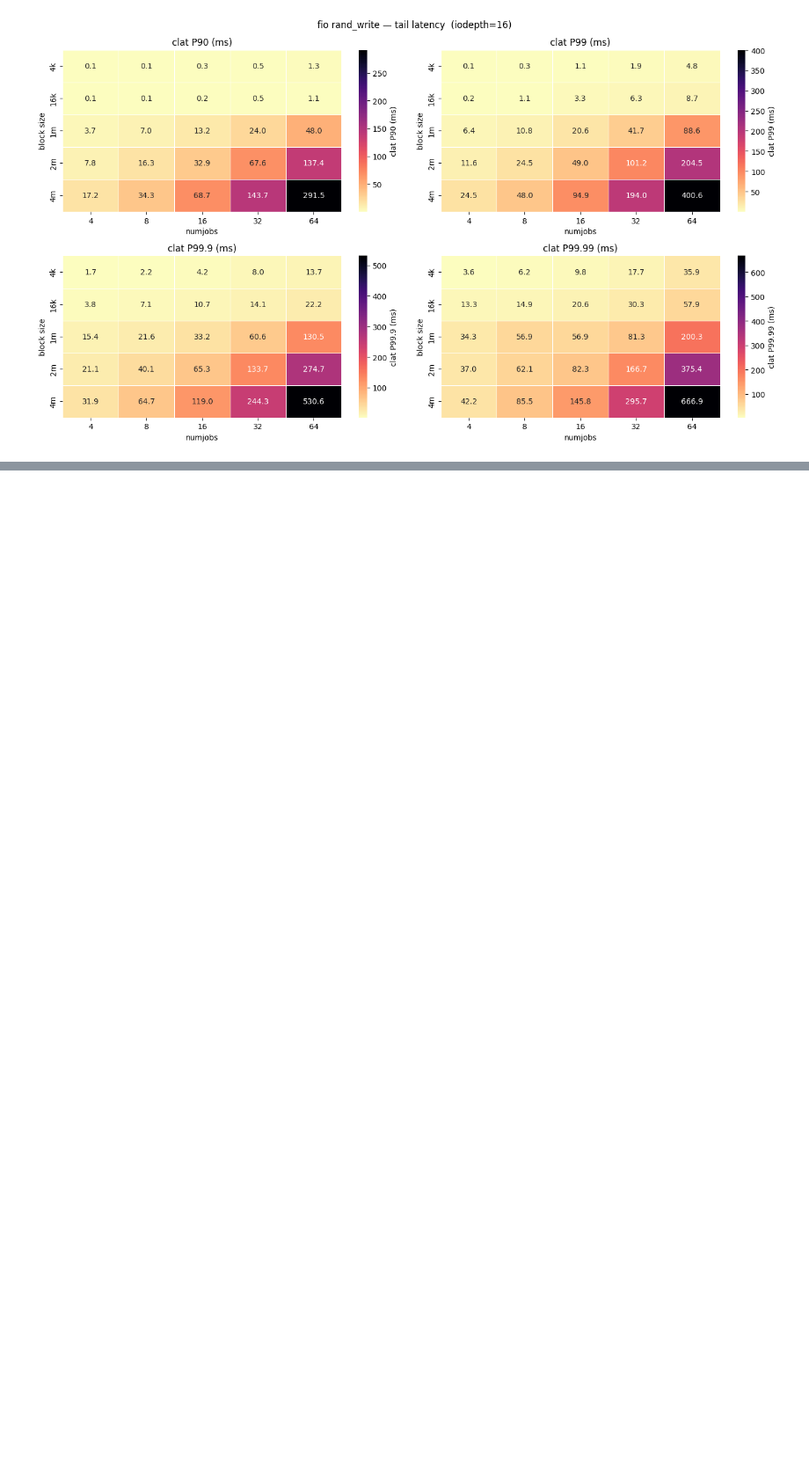
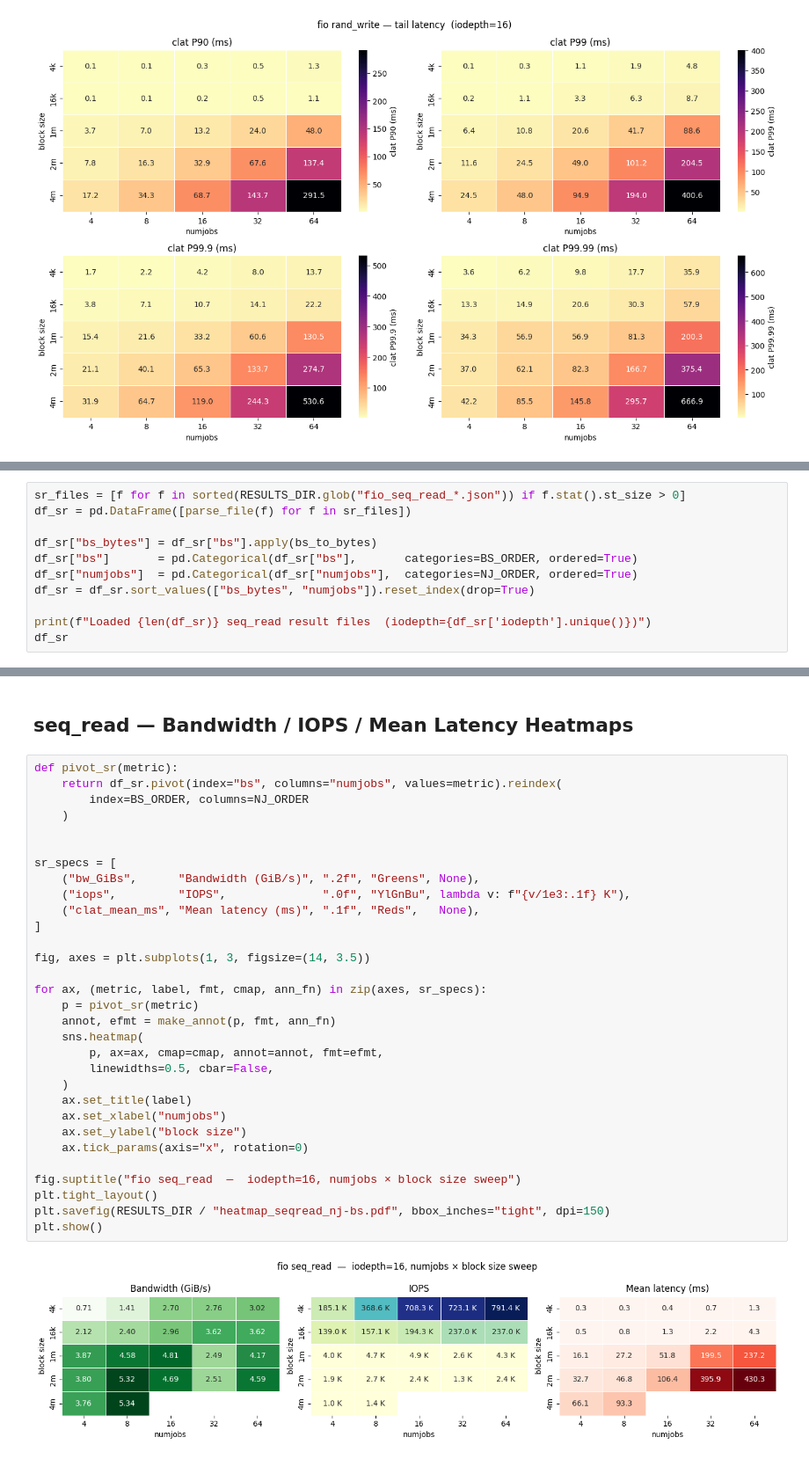
Before and after one commit to cissieAB/pdsw26_daos-bench, a Jupyter notebook: results/testbed/fio-dfs-heatmap-nj-bs-sweep/fio_dfs_heatmap_nj-bs_sweep.ipynb, the cells around one changed output, grey strips where cells are left out. Shown at 88% size. Drawn from its saved outputs; the diff is of its cells as text; blank space fills up the shorter version.

```diff
--- a/results/testbed/fio-dfs-heatmap-nj-bs-sweep/fio_dfs_heatmap_nj-bs_sweep.ipynb
+++ b/results/testbed/fio-dfs-heatmap-nj-bs-sweep/fio_dfs_heatmap_nj-bs_sweep.ipynb
@@ -195,0 +198,11 @@ plt.show()
+# %%
+sr_files = [f for f in sorted(RESULTS_DIR.glob("fio_seq_read_*.json")) if f.stat().st_size > 0]
+df_sr = pd.DataFrame([parse_file(f) for f in sr_files])
+
+df_sr["bs_bytes"] = df_sr["bs"].apply(bs_to_bytes)
+df_sr["bs"]       = pd.Categorical(df_sr["bs"],       categories=BS_ORDER, ordered=True)
+df_sr["numjobs"]  = pd.Categorical(df_sr["numjobs"],  categories=NJ_ORDER, ordered=True)
+df_sr = df_sr.sort_values(["bs_bytes", "numjobs"]).reset_index(drop=True)
+
+print(f"Loaded {len(df_sr)} seq_read result files  (iodepth={df_sr['iodepth'].unique()})")
+df_sr
@@ -195,0 +228,35 @@ plt.show()
+# %% [markdown]
+## seq_read — Bandwidth / IOPS / Mean Latency Heatmaps
+# %%
+def pivot_sr(metric):
+    return df_sr.pivot(index="bs", columns="numjobs", values=metric).reindex(
+        index=BS_ORDER, columns=NJ_ORDER
+    )
+
+
+sr_specs = [
+    ("bw_GiBs",      "Bandwidth (GiB/s)", ".2f", "Greens", None),
+    ("iops",         "IOPS",              ".0f", "YlGnBu", lambda v: f"{v/1e3:.1f} K"),
+    ("clat_mean_ms", "Mean latency (ms)", ".1f", "Reds",   None),
+]
+
+fig, axes = plt.subplots(1, 3, figsize=(14, 3.5))
+
+for ax, (metric, label, fmt, cmap, ann_fn) in zip(axes, sr_specs):
+    p = pivot_sr(metric)
+    annot, efmt = make_annot(p, fmt, ann_fn)
+    sns.heatmap(
+        p, ax=ax, cmap=cmap, annot=annot, fmt=efmt,
+        linewidths=0.5, cbar=False,
+    )
+    ax.set_title(label)
+    ax.set_xlabel("numjobs")
+    ax.set_ylabel("block size")
+    ax.tick_params(axis="x", rotation=0)
+
+fig.suptitle("fio seq_read  —  iodepth=16, numjobs × block size sweep")
+plt.tight_layout()
+plt.savefig(RESULTS_DIR / "heatmap_seqread_nj-bs.pdf", bbox_inches="tight", dpi=150)
+plt.show()
+# %% [output]
+[figure, added]
```
Also changed, not shown: parts of 7 cells of this notebook, 1 other file.
